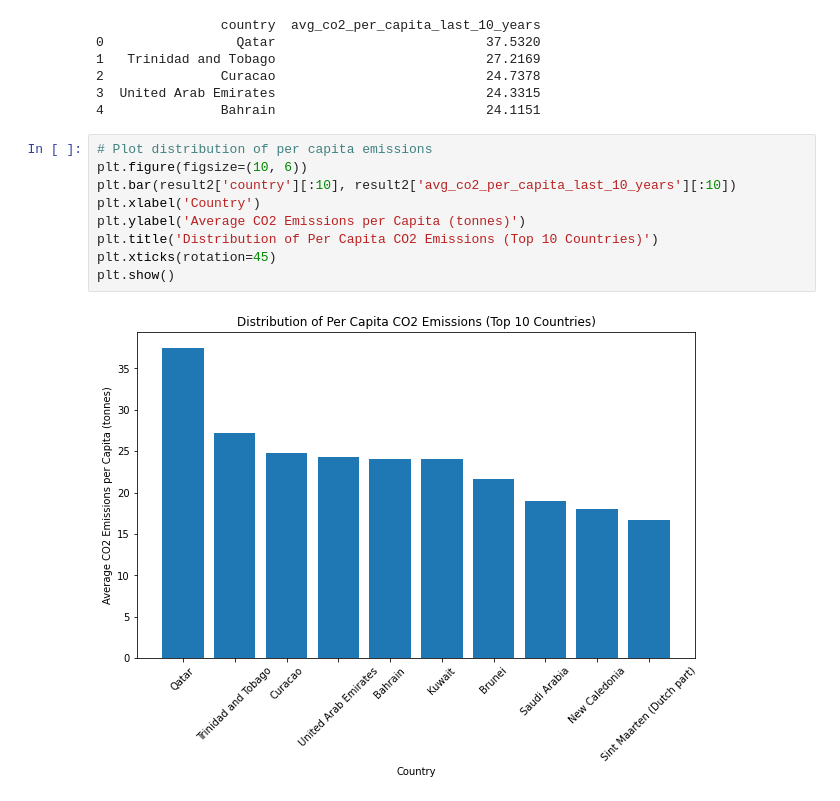
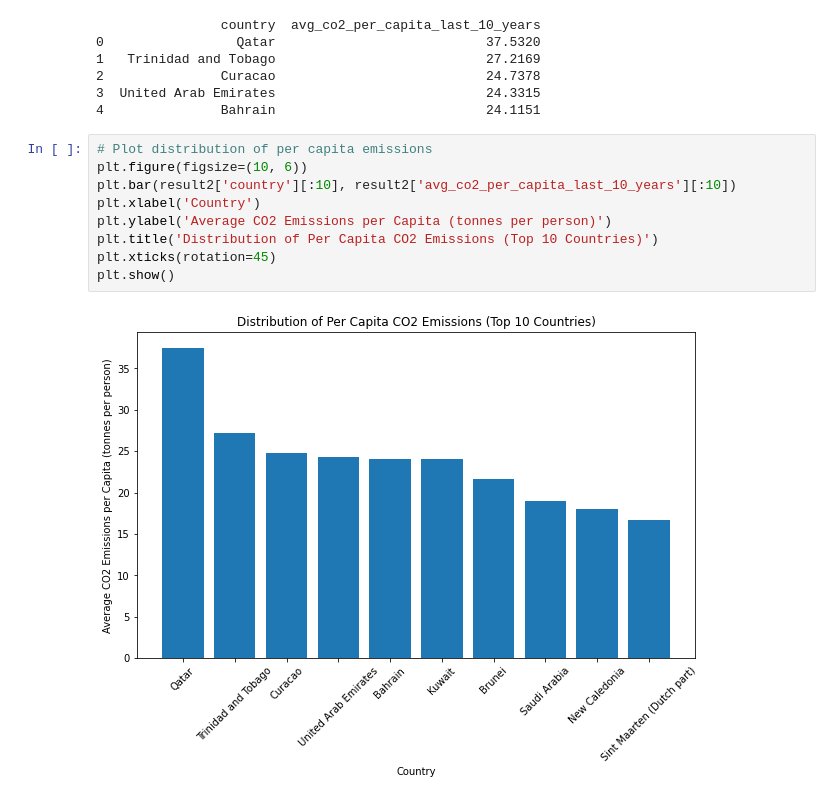
Before and after one commit to arnavhasija/Carbon-Chronicle-Investigating_GHG_Emissions_Trends, a Jupyter notebook: ghg-emissions-analysis.ipynb, the cells around one changed output. Drawn from its saved outputs; the diff is of its cells as text.

```diff
--- a/ghg-emissions-analysis.ipynb
+++ b/ghg-emissions-analysis.ipynb
@@ -78,11 +78,11 @@ print(result2.head())
 # %%
 # Plot distribution of per capita emissions
 plt.figure(figsize=(10, 6))
 plt.bar(result2['country'][:10], result2['avg_co2_per_capita_last_10_years'][:10])
 plt.xlabel('Country')
-plt.ylabel('Average CO2 Emissions per Capita (tonnes)')
+plt.ylabel('Average CO2 Emissions per Capita (tonnes per person)')
 plt.title('Distribution of Per Capita CO2 Emissions (Top 10 Countries)')
 plt.xticks(rotation=45)
 plt.show()
 # %% [output]
-[figure, old version]
+[figure, new version]
```
Also changed, not shown: parts of 7 cells of this notebook.
